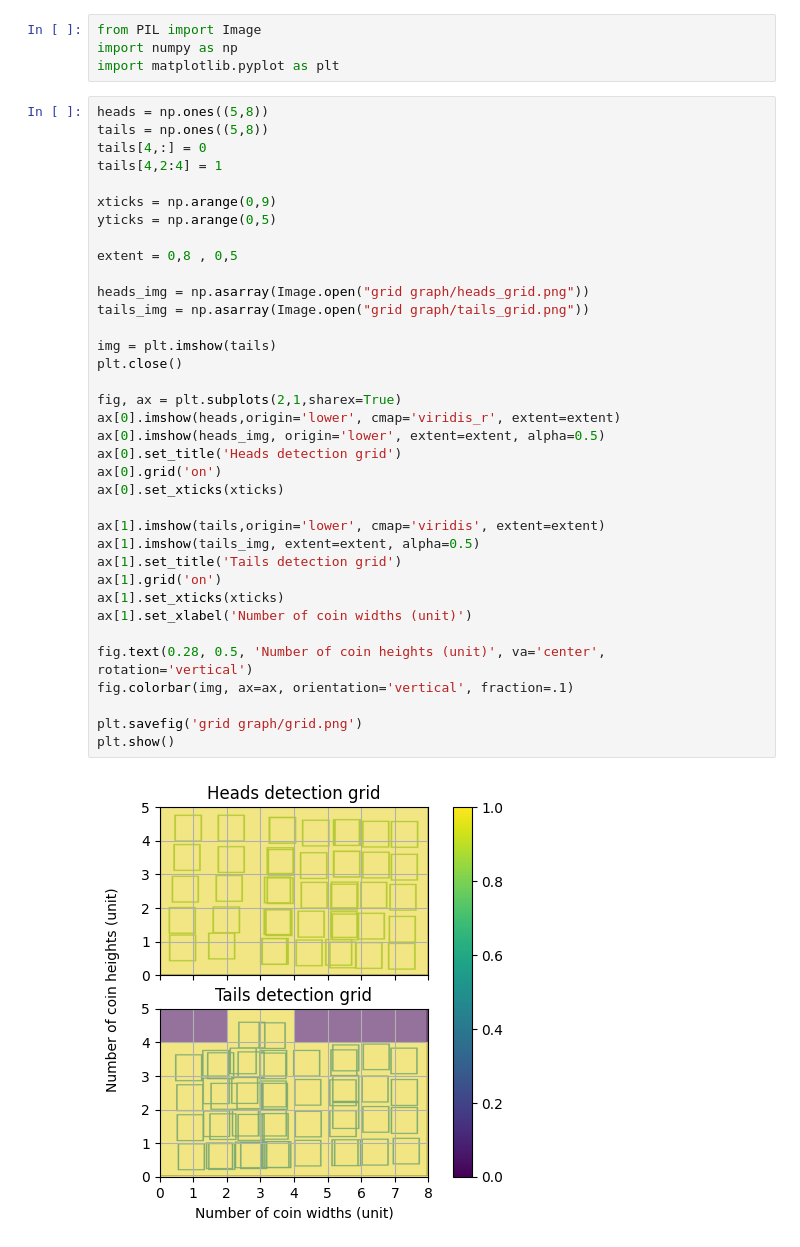
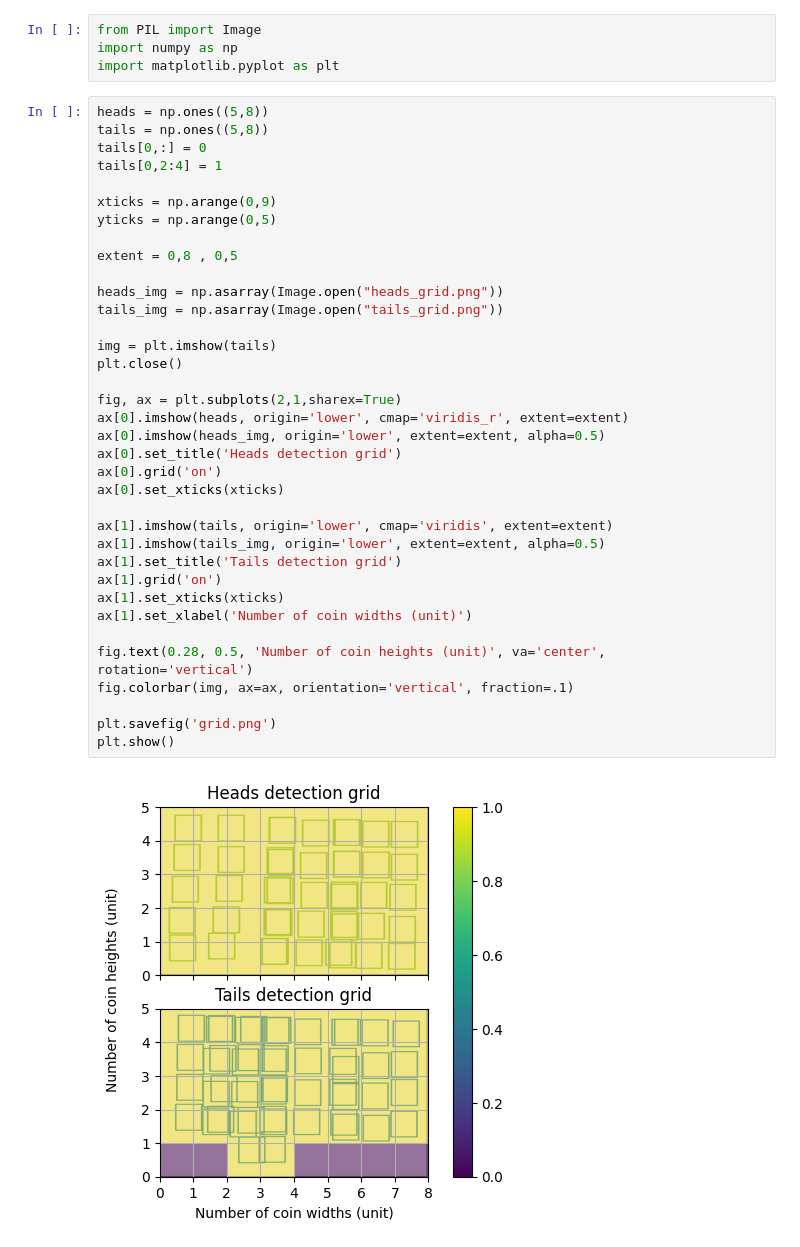
Before and after one commit to pylicuanan/AP-157-PROJECT, a Jupyter notebook: grid graph/grid.ipynb, the cells around one changed output. Saved outputs shown, nothing was run; the diff lists cells and outputs as text.

Commit message:
Updated grid graph

```diff
--- a/grid graph/grid.ipynb
+++ b/grid graph/grid.ipynb
@@ -2,41 +2,41 @@
 from PIL import Image
 import numpy as np
 import matplotlib.pyplot as plt
-# %%
-heads = np.ones((5,8))
-tails = np.ones((5,8))
-tails[4,:] = 0
-tails[4,2:4] = 1
-
-xticks = np.arange(0,9)
-yticks = np.arange(0,5)
-
-extent = 0,8 , 0,5
-
-heads_img = np.asarray(Image.open("grid graph/heads_grid.png"))
-tails_img = np.asarray(Image.open("grid graph/tails_grid.png"))
-
-img = plt.imshow(tails)
-plt.close()
-
-fig, ax = plt.subplots(2,1,sharex=True)
-ax[0].imshow(heads,origin='lower', cmap='viridis_r', extent=extent)
-ax[0].imshow(heads_img, origin='lower', extent=extent, alpha=0.5)
-ax[0].set_title('Heads detection grid')
-ax[0].grid('on')
-ax[0].set_xticks(xticks)
-
-ax[1].imshow(tails,origin='lower', cmap='viridis', extent=extent)
-ax[1].imshow(tails_img, extent=extent, alpha=0.5)
-ax[1].set_title('Tails detection grid')
-ax[1].grid('on')
-ax[1].set_xticks(xticks)
-ax[1].set_xlabel('Number of coin widths (unit)')
-
-fig.text(0.28, 0.5, 'Number of coin heights (unit)', va='center', rotation='vertical')
-fig.colorbar(img, ax=ax, orientation='vertical', fraction=.1)
-
-plt.savefig('grid graph/grid.png')
-plt.show()
-# %% [output]
-[figure, removed]
+# %%
+heads = np.ones((5,8))
+tails = np.ones((5,8))
+tails[0,:] = 0
+tails[0,2:4] = 1
+
+xticks = np.arange(0,9)
+yticks = np.arange(0,5)
+
+extent = 0,8 , 0,5
+
+heads_img = np.asarray(Image.open("heads_grid.png"))
+tails_img = np.asarray(Image.open("tails_grid.png"))
+
+img = plt.imshow(tails)
+plt.close()
+
+fig, ax = plt.subplots(2,1,sharex=True)
+ax[0].imshow(heads, origin='lower', cmap='viridis_r', extent=extent)
+ax[0].imshow(heads_img, origin='lower', extent=extent, alpha=0.5)
+ax[0].set_title('Heads detection grid')
+ax[0].grid('on')
+ax[0].set_xticks(xticks)
+
+ax[1].imshow(tails, origin='lower', cmap='viridis', extent=extent)
+ax[1].imshow(tails_img, origin='lower', extent=extent, alpha=0.5)
+ax[1].set_title('Tails detection grid')
+ax[1].grid('on')
+ax[1].set_xticks(xticks)
+ax[1].set_xlabel('Number of coin widths (unit)')
+
+fig.text(0.28, 0.5, 'Number of coin heights (unit)', va='center', rotation='vertical')
+fig.colorbar(img, ax=ax, orientation='vertical', fraction=.1)
+
+plt.savefig('grid.png')
+plt.show()
+# %% [output]
+[figure, added]
```
